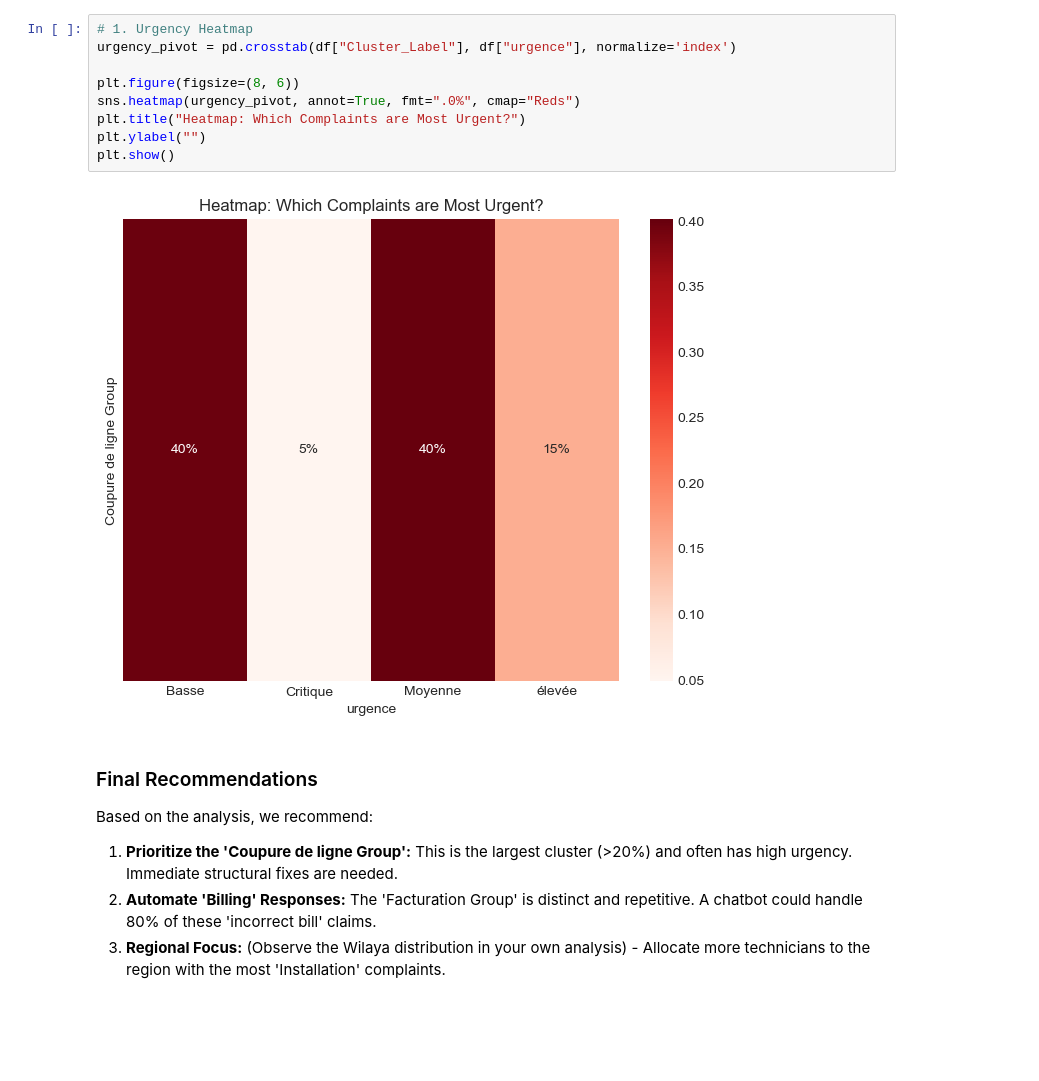
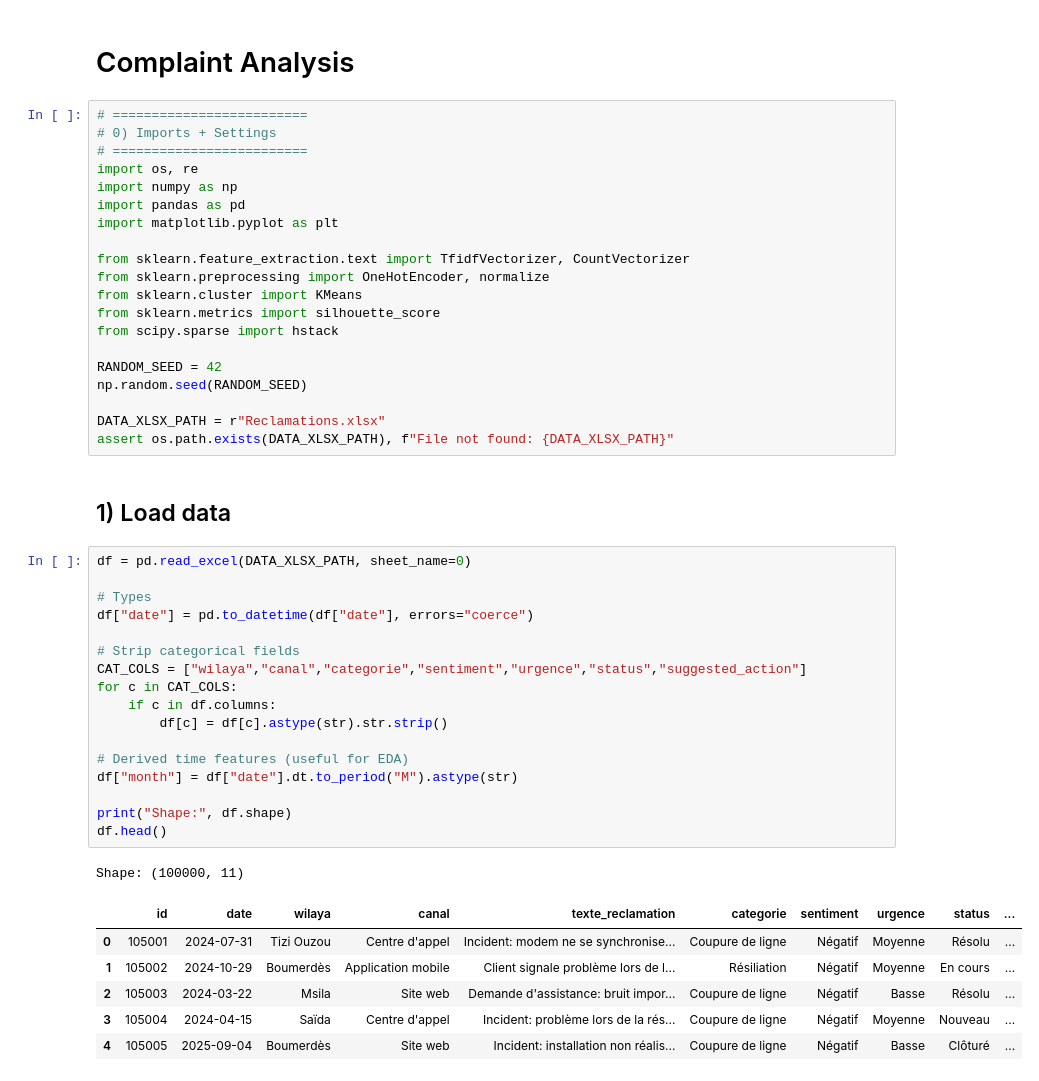
Before and after one commit to Rabah-boucenna/Customer-Analysis-Mining-, a Jupyter notebook: project/project.ipynb, the cells around one changed output. Saved outputs shown, nothing was run; the diff lists cells and outputs as text; blank space fills up the shorter version.

```diff
--- a/project/project.ipynb
+++ b/project/project.ipynb
@@ -3584,19 +1,49 @@ Translating data into business actions.
-# %%
-# 1. Urgency Heatmap
-urgency_pivot = pd.crosstab(df["Cluster_Label"], df["urgence"], normalize='index')
-
-plt.figure(figsize=(8, 6))
-sns.heatmap(urgency_pivot, annot=True, fmt=".0%", cmap="Reds")
-plt.title("Heatmap: Which Complaints are Most Urgent?")
-plt.ylabel("")
-plt.show()
-# %% [output]
-[figure, removed]
-# %% [markdown]
-### Final Recommendations
-
-Based on the analysis, we recommend:
-
-1.  **Prioritize the 'Coupure de ligne Group':** This is the largest cluster (>20%) and often has high urgency. Immediate structural fixes are needed.
-2.  **Automate 'Billing' Responses:** The 'Facturation Group' is distinct and repetitive. A chatbot could handle 80% of these 'incorrect bill' claims.
-3.  **Regional Focus:** (Observe the Wilaya distribution in your own analysis) - Allocate more technicians to the region with the most 'Installation' complaints.
+# %% [markdown]
+# Complaint Analysis
+# %%
+# =========================
+# 0) Imports + Settings
+# =========================
+import os, re
+import numpy as np
+import pandas as pd
+import matplotlib.pyplot as plt
+
+from sklearn.feature_extraction.text import TfidfVectorizer, CountVectorizer
+from sklearn.preprocessing import OneHotEncoder, normalize
+from sklearn.cluster import KMeans
+from sklearn.metrics import silhouette_score
+from scipy.sparse import hstack
+
+RANDOM_SEED = 42
+np.random.seed(RANDOM_SEED)
+
+DATA_XLSX_PATH = r"Reclamations.xlsx"
+assert os.path.exists(DATA_XLSX_PATH), f"File not found: {DATA_XLSX_PATH}"
+# %% [markdown]
+## 1) Load data
+# %%
+df = pd.read_excel(DATA_XLSX_PATH, sheet_name=0)
+
+# Types
+df["date"] = pd.to_datetime(df["date"], errors="coerce")
+
+# Strip categorical fields
+CAT_COLS = ["wilaya","canal","categorie","sentiment","urgence","status","suggested_action"]
+for c in CAT_COLS:
+    if c in df.columns:
+        df[c] = df[c].astype(str).str.strip()
+
+# Derived time features (useful for EDA)
+df["month"] = df["date"].dt.to_period("M").astype(str)
+
+print("Shape:", df.shape)
+df.head()
+# %% [output]
+Shape: (100000, 11)
+|  | id | date | wilaya | canal | texte_reclamation | categorie | sentiment | urgence | status | ... |
+| 0 | 105001 | 2024-07-31 | Tizi Ouzou | Centre d'appel | Incident: modem ne se synchronise... | Coupure de ligne | Négatif | Moyenne | Résolu | ... |
+| 1 | 105002 | 2024-10-29 | Boumerdès | Application mobile | Client signale problème lors de l... | Résiliation | Négatif | Moyenne | En cours | ... |
+| 2 | 105003 | 2024-03-22 | Msila | Site web | Demande d'assistance: bruit impor... | Coupure de ligne | Négatif | Basse | Résolu | ... |
+| 3 | 105004 | 2024-04-15 | Saïda | Centre d'appel | Incident: problème lors de la rés... | Coupure de ligne | Négatif | Moyenne | Nouveau | ... |
+| 4 | 105005 | 2025-09-04 | Boumerdès | Site web | Incident: installation non réalis... | Coupure de ligne | Négatif | Basse | Clôturé | ... |
```
Also changed, not shown: parts of 119 cells of this notebook, 7 other files.
